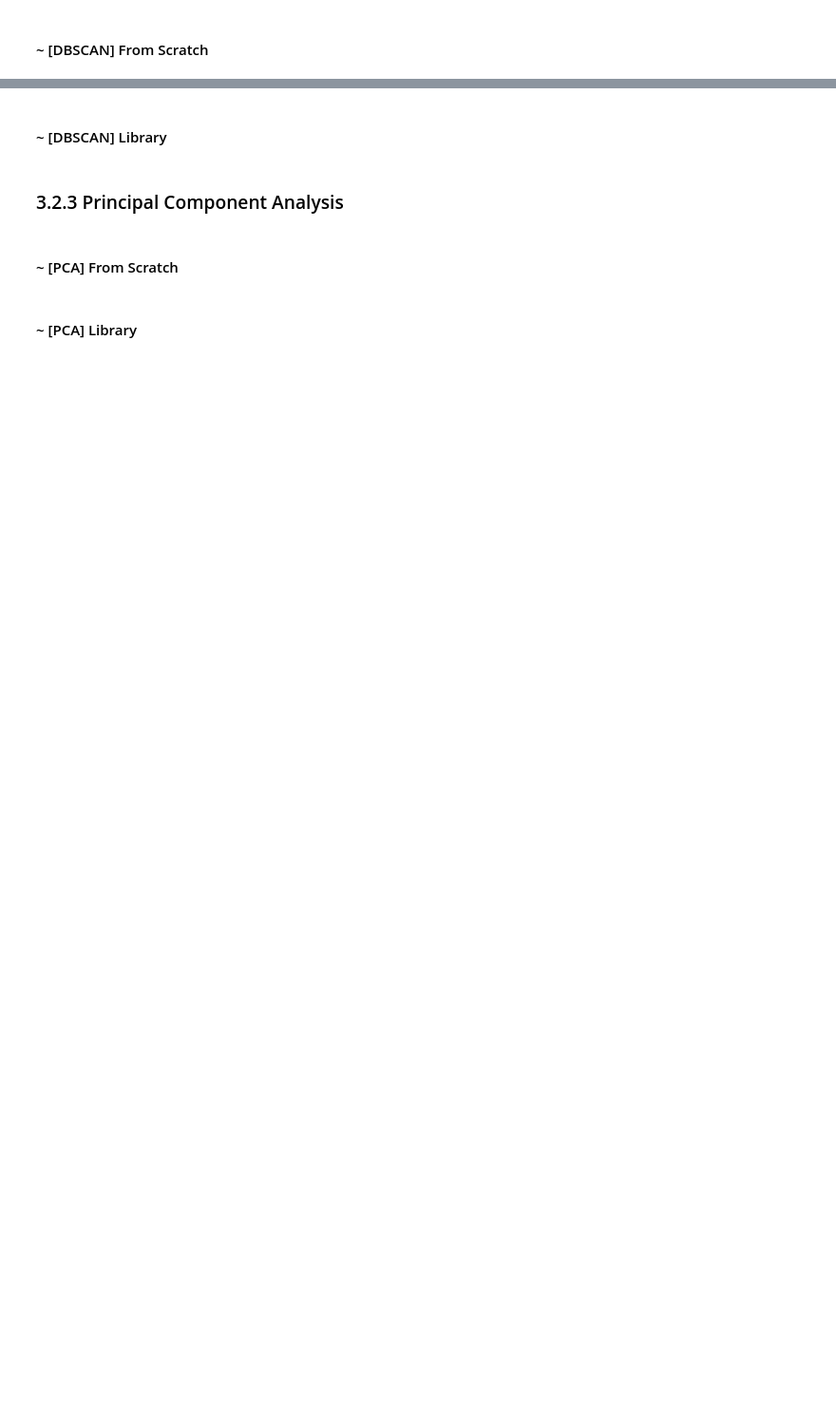
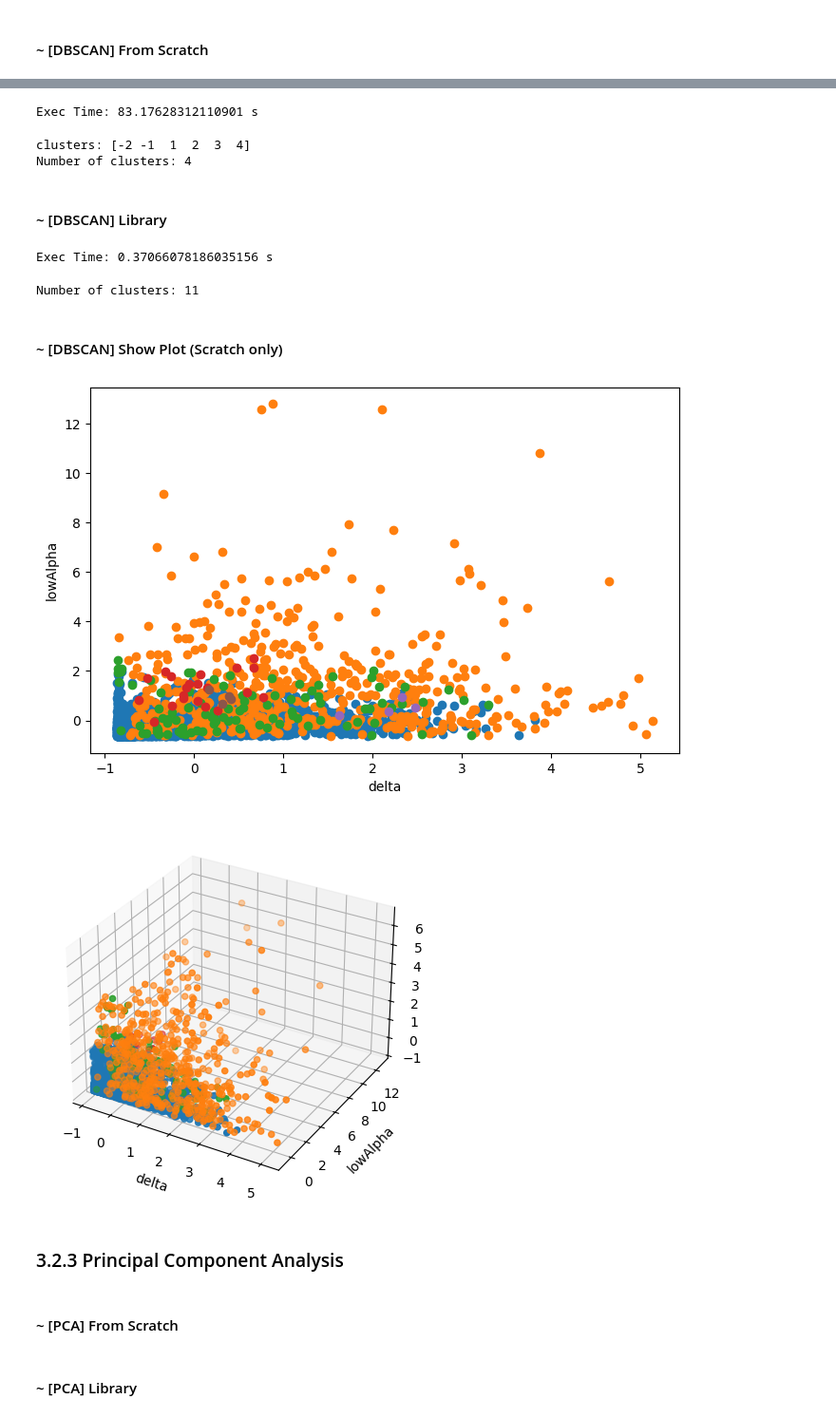
Before and after one commit to Zechtro/GAIB_2_3, a Jupyter notebook: src/doe.ipynb, the cells around one changed output, grey strips where cells are left out. Shown: that part at 95% size. Saved outputs shown, nothing was run; the diff lists cells and outputs as text; code cells hidden in the pictures; blank space fills up the shorter version.

Commit message:
[feat] doe dbscan, [doc] dbscan

```diff
--- a/src/doe.ipynb
+++ b/src/doe.ipynb
@@ -1178,5 +1189,58 @@ K-Fold Cross-Validation Average Accuracy: 0.5313575327038031
+# %%
+from unsupervised_learning.dbscan import *
+
+start_time_dbscan_scratch = time.time()
+
+dbscan_scratch = DBSCAN(epsilon=1.2, min_samples=3, distance_metric="euclidean")
+df_dbscan_scratch = dbscan_scratch.predict(pd.DataFrame(X_final_standard_scaled))
+
+end_time_dbscan_scratch = time.time()
+exec_time_dbscan_scratch = end_time_dbscan_scratch - start_time_dbscan_scratch
+
+print("Exec Time:", exec_time_dbscan_scratch, "s")
+# %% [output]
+Exec Time: 83.17628312110901 s
+# %%
+clusters_dbscan_scratch = np.unique(df_dbscan_scratch["cluster"])
+n_cluster_dbscan_scratch = len(clusters_dbscan_scratch) - (1 if -1 in clusters_dbscan_scratch else 0) - (1 if -2 in clusters_dbscan_scratch else 0)
+
+print("clusters:", clusters_dbscan_scratch)
+print("Number of clusters:", n_cluster_dbscan_scratch)
+# %% [output]
+clusters: [-2 -1  1  2  3  4]
+Number of clusters: 4
 # %% [markdown]
 #### ~ [DBSCAN] Library
+# %%
+from sklearn.cluster import DBSCAN as SklearnDBSCAN
+
+start_time_dbscan_library = time.time()
+
+dbscan = SklearnDBSCAN(eps=1.2, min_samples=3, metric="euclidean")
+labels_dbscan_library = dbscan.fit_predict(X_final_standard_scaled)
+
+end_time_dbscan_library = time.time()
+exec_time_dbscan_library = end_time_dbscan_library - start_time_dbscan_library
+
+print("Exec Time:", exec_time_dbscan_library, "s")
+# %% [output]
+Exec Time: 0.37066078186035156 s
+# %%
+
+n_cluster_dbscan_library = len(set(labels_dbscan_library)) - (1 if -1 in labels_dbscan_library else 0)
+print("Number of clusters:", n_cluster_dbscan_library)
+# %% [output]
+Number of clusters: 11
+# %% [markdown]
+#### ~ [DBSCAN] Show Plot (Scratch only)
+# %%
+# Scratch
+
+dbscan_scratch.plot2D("delta", "lowAlpha")
+dbscan_scratch.plot3D("delta", "lowAlpha", "highGamma")
+# %% [output]
+[figure, added]
+[figure, added]
 # %% [markdown]
 ### 3.2.3 Principal Component Analysis
 # %% [markdown]
```
Also changed, not shown: parts of 3 cells of this notebook, 2 other files.
